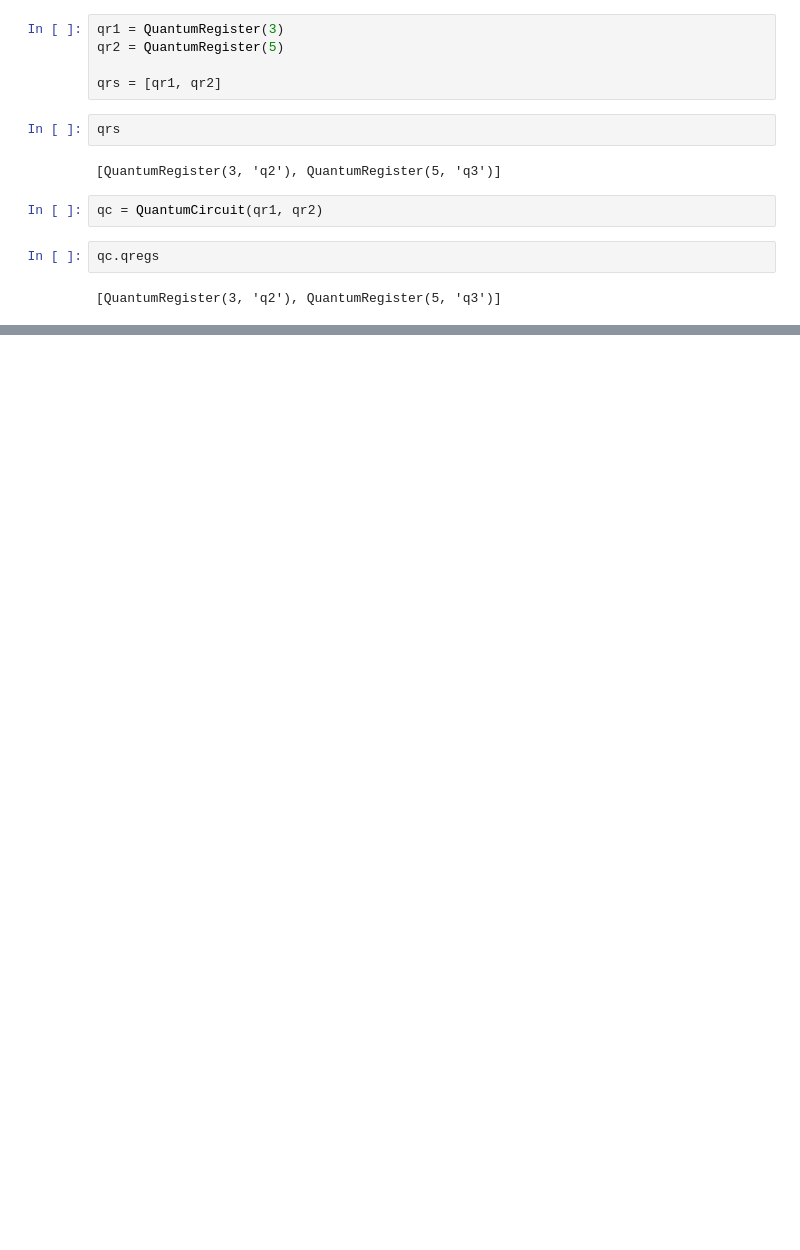
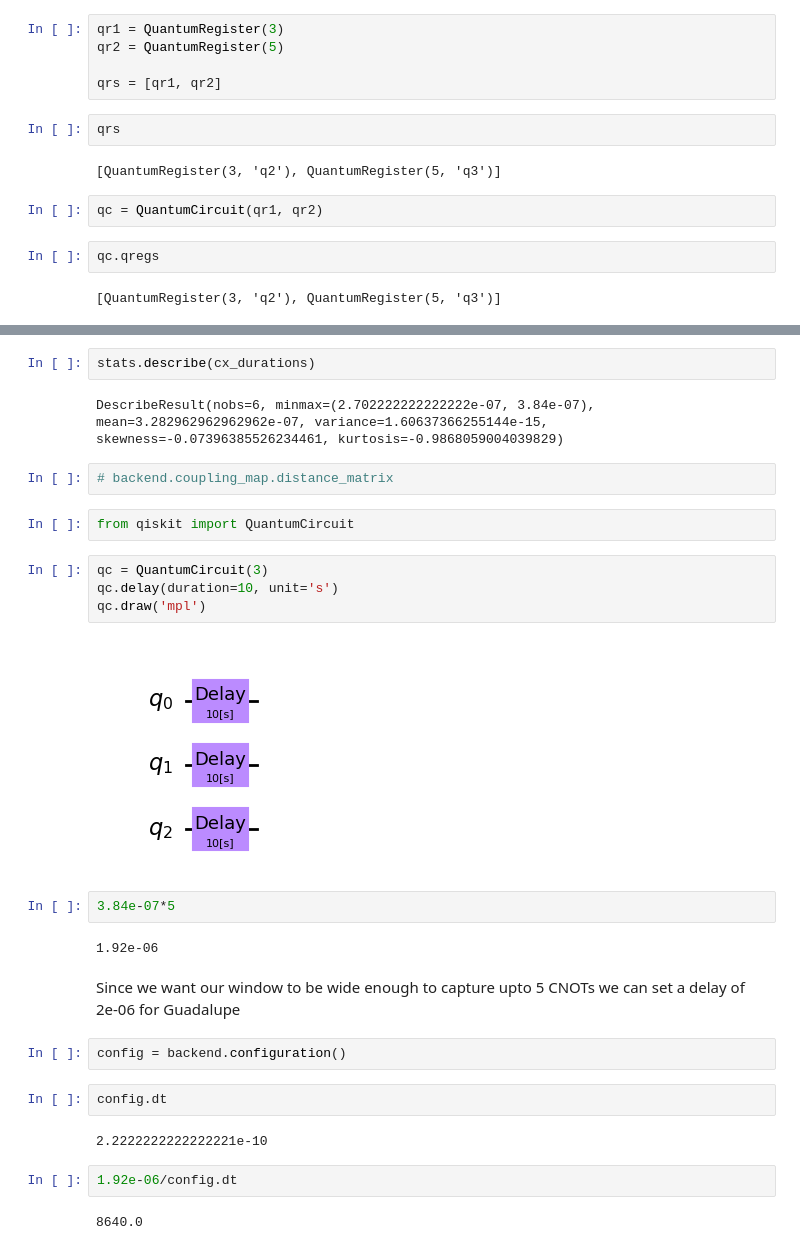
Before and after one commit to thspreetham98/quantum_snooping_v1, a Jupyter notebook: temp.ipynb, the cells around one changed output, grey strips where cells are left out. Saved outputs shown, nothing was run; the diff lists cells and outputs as text; blank space fills up the shorter version.

```diff
--- a/temp.ipynb
+++ b/temp.ipynb
@@ -146,0 +200,30 @@ qc.qregs
+# %%
+stats.describe(cx_durations)
+# %% [output]
+DescribeResult(nobs=6, minmax=(2.702222222222222e-07, 3.84e-07), mean=3.282962962962962e-07, variance=1.60637366255144e-15, skewness=-0.07396385526234461, kurtosis=-0.9868059004039829)
+# %%
+# backend.coupling_map.distance_matrix
+# %%
+from qiskit import QuantumCircuit
+# %%
+qc = QuantumCircuit(3)
+qc.delay(duration=10, unit='s')
+qc.draw('mpl')
+# %% [output]
+[figure, added]
+# %%
+3.84e-07*5
+# %% [output]
+1.92e-06
+# %% [markdown]
+Since we want our window to be wide enough to capture upto 5 CNOTs we can set a delay of 2e-06 for Guadalupe
+# %%
+config = backend.configuration()
+# %%
+config.dt
+# %% [output]
+2.2222222222222221e-10
+# %%
+1.92e-06/config.dt
+# %% [output]
+8640.0
```
Also changed, not shown: parts of 12 cells of this notebook, 10 other files.
